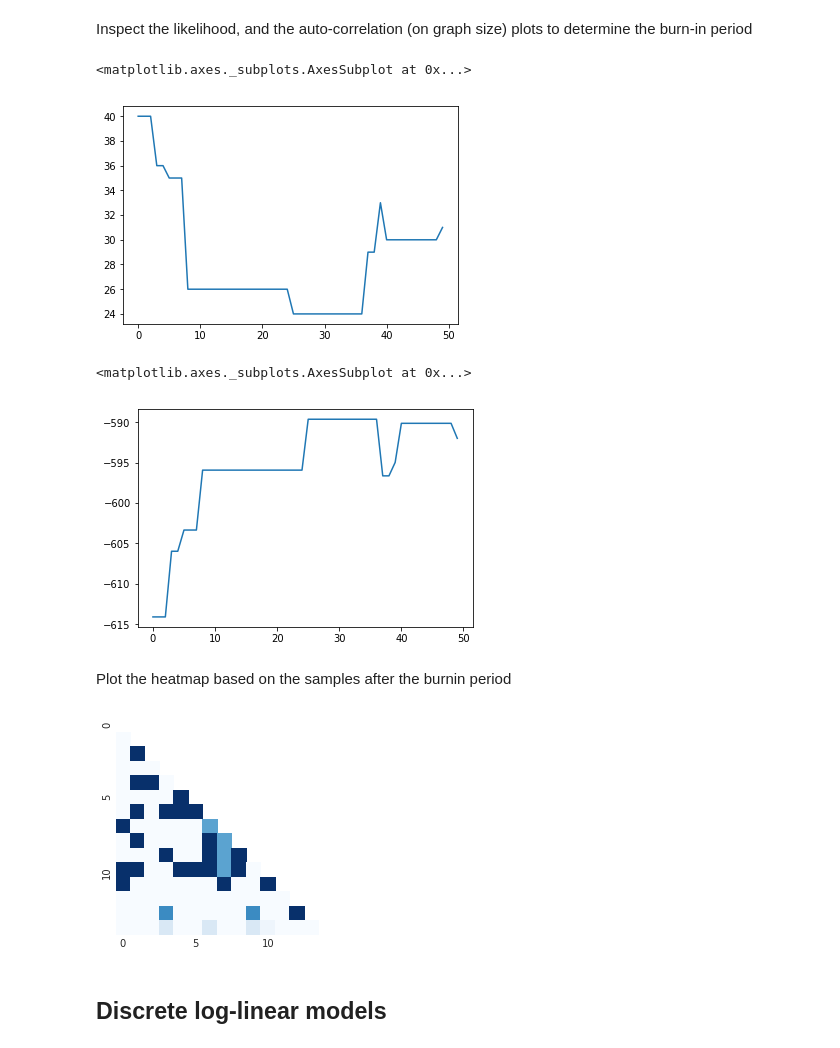
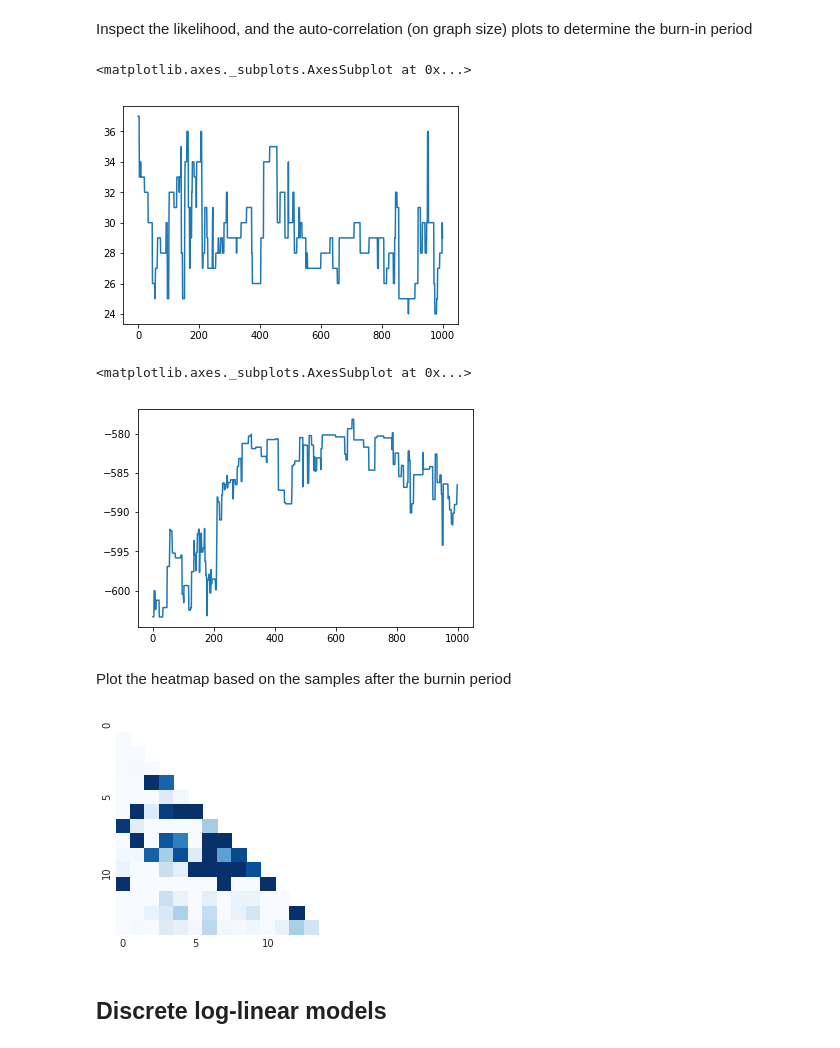
Before and after one commit to felixleopoldo/trilearn, a Jupyter notebook: example.ipynb, the cells around one changed output. Cells and saved outputs as stored; diff of their text form; code cells hidden in the pictures.

```diff
--- a/example.ipynb
+++ b/example.ipynb
@@ -25,25 +25,25 @@ df.head(3)
 # %% [markdown]
 Generate particle Gibbs trajectory of graphs
 # %%
-graph_traj = smc.gen_pgibbs_ggm_trajectory(dataframe=df, n_particles=50, n_samples=50)
+graph_traj = smc.gen_pgibbs_ggm_trajectory(dataframe=df, n_particles=50, n_samples=1000)
 # %% [markdown]
 Inspect the likelihood, and the auto-correlation (on graph size) plots to determine the burn-in period
 # %%
 graph_traj.autocorrelation_size().plot()
 # %% [output]
 <matplotlib.axes._subplots.AxesSubplot at 0x...>
-[figure, old version]
+[figure, new version]
 # %%
 graph_traj.likelihood().plot()
 # %% [output]
 <matplotlib.axes._subplots.AxesSubplot at 0x...>
-[figure, old version]
+[figure, new version]
 # %% [markdown]
 Plot the heatmap based on the samples after the burnin period
 # %%
-graph_traj.plot_heatmap(from_index=30)
+graph_traj.plot_heatmap(from_index=300)
 # %% [output]
-[figure, old version]
+[figure, new version]
 # %% [markdown]
 ## Discrete log-linear models
 # %% [markdown]
```
Also changed, not shown: parts of 5 cells of this notebook.
